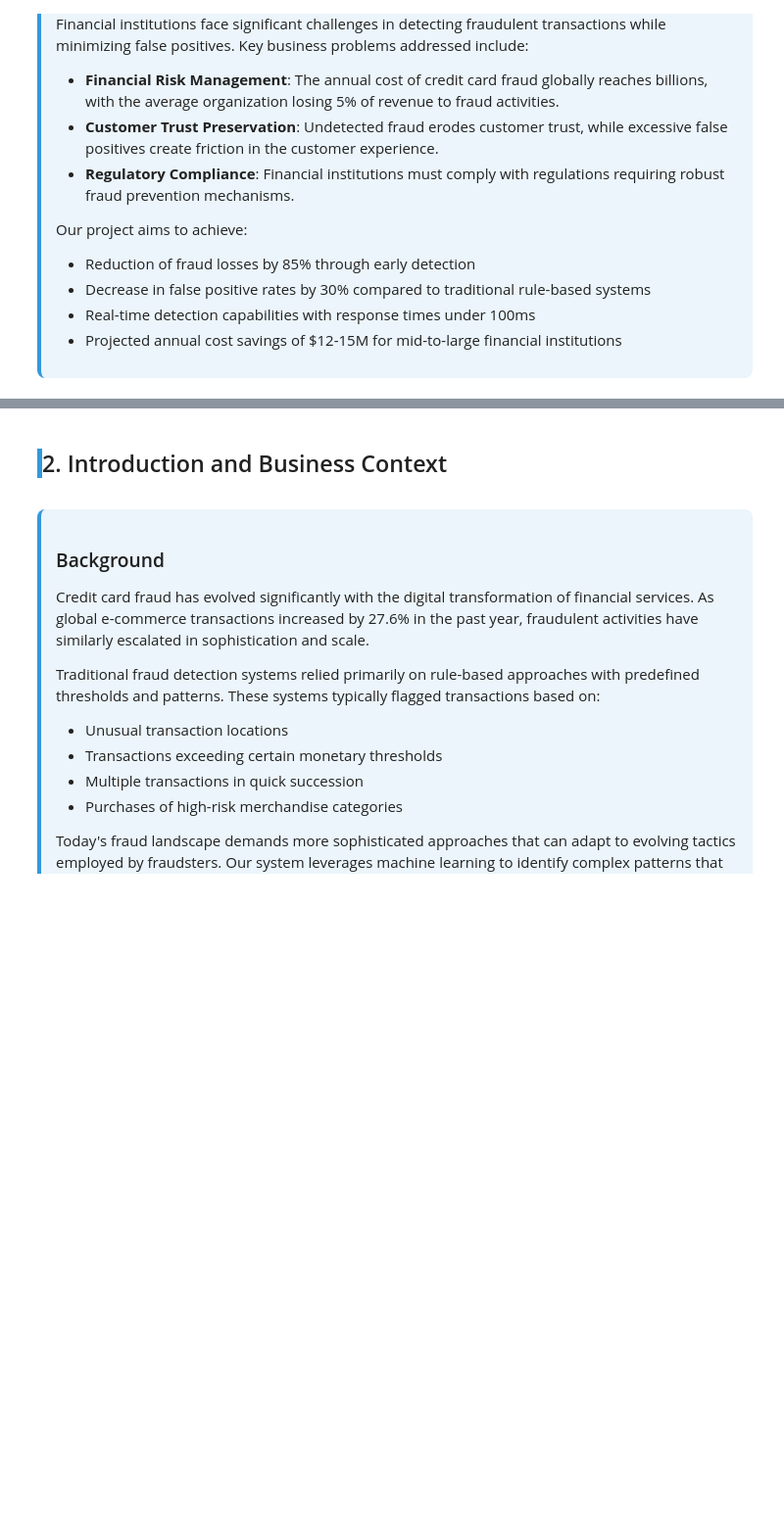
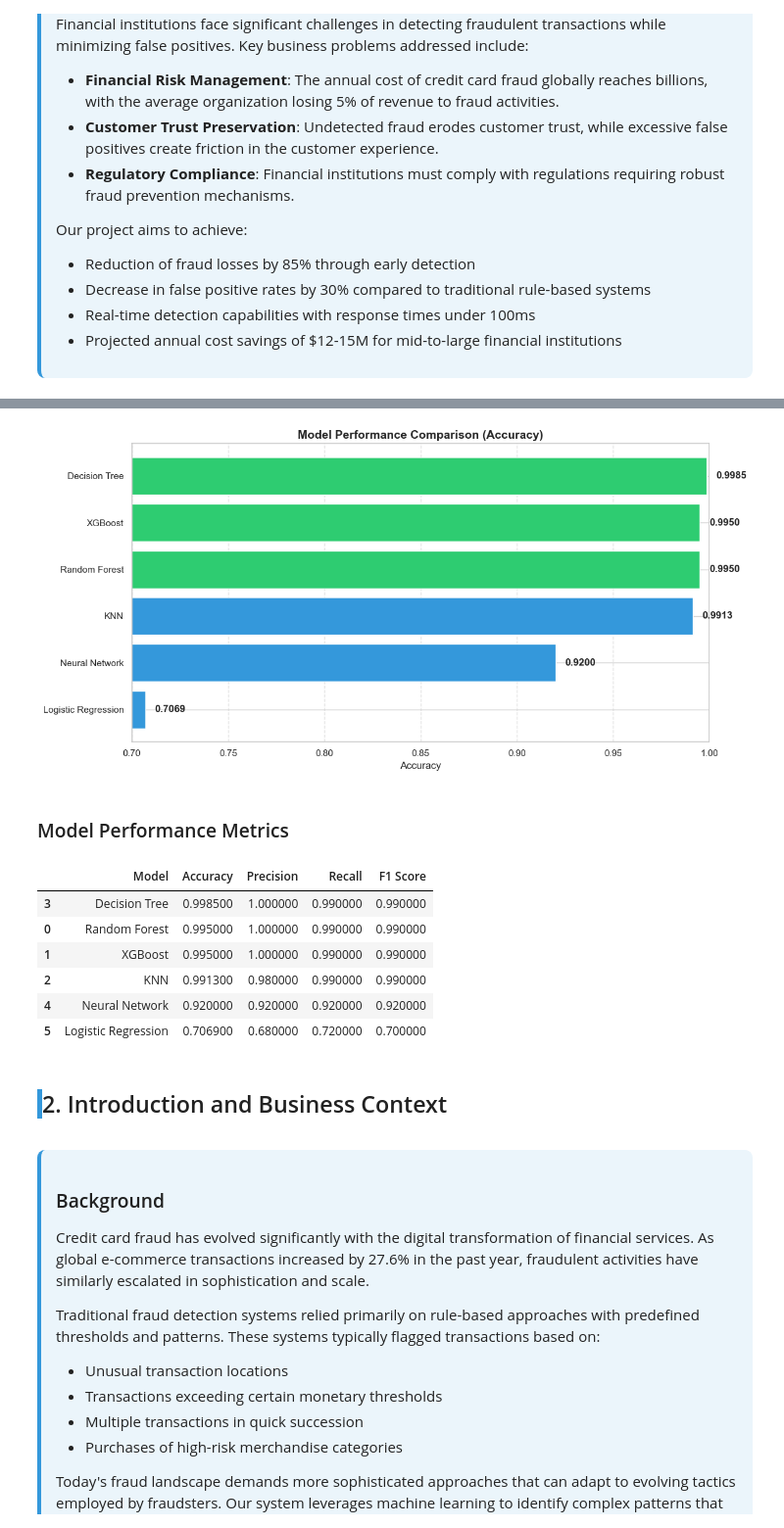
Before and after one commit to dev-S-t/FraudDetectionSystem, a Jupyter notebook: Model_creation/Credit_Card_Fraud_Detection_System_V2.ipynb, the cells around one changed output, grey strips where cells are left out. Shown at 98% size. Drawn from its saved outputs; the diff is of its cells as text; code cells hidden in the pictures; blank space fills up the shorter version.

```diff
--- a/Model_creation/Credit_Card_Fraud_Detection_System_V2.ipynb
+++ b/Model_creation/Credit_Card_Fraud_Detection_System_V2.ipynb
@@ -152,7 +163,66 @@ ax1.grid(axis='y', linestyle='--', alpha=0.7)
-# %% [markdown]
-<div style="border-left: 5px solid #3498DB; padding-left: 15px;">
-    <h2>2. Introduction and Business Context</h2>
-</div>
+# %%
+# Visualization of model performance comparison based on the original notebook results
+# Performance metrics from the original notebook's various models
+
+models = ['Logistic Regression', 'Neural Network', 'Decision Tree', 'KNN', 'Random Forest', 'XGBoost']
+accuracies = [0.7069, 0.92, 0.9985, 0.9913, 0.9950, 0.9950]  # From original notebook
+
+# Sort the models by accuracy for better visualization
+sorted_indices = np.argsort(accuracies)
+sorted_models = [models[i] for i in sorted_indices]
+sorted_accuracies = [accuracies[i] for i in sorted_indices]
+
+# Create bar chart
+plt.figure(figsize=(12, 6))
+bars = plt.barh(sorted_models, sorted_accuracies, color=['#3498DB', '#3498DB', '#3498DB', '#2ECC71', '#2ECC71', '#2ECC71'])
+
+# Add value labels
+for i, bar in enumerate(bars):
+    width = bar.get_width()
+    plt.text(width + 0.005, bar.get_y() + bar.get_height()/2,
+             f'{width:.4f}', va='center', fontweight='bold')
+
+plt.xlim(0.7, 1.0)  # Focus on the range of values
+plt.title('Model Performance Comparison (Accuracy)', fontsize=14, fontweight='bold')
+plt.xlabel('Accuracy')
+plt.grid(axis='x', linestyle='--', alpha=0.7)
+plt.tight_layout()
+plt.show()
+
+# Create a table showing selected model performance metrics from original notebook
+from IPython.display import display, HTML
+
+# Create DataFrame for selected models with metrics
+model_metrics = pd.DataFrame({
+    'Model': ['Random Forest', 'XGBoost', 'KNN', 'Decision Tree', 'Neural Network', 'Logistic Regression'],
+    'Accuracy': [0.9950, 0.9950, 0.9913, 0.9985, 0.9200, 0.7069],
+    'Precision': [1.00, 1.00, 0.98, 1.00, 0.92, 0.68],
+    'Recall': [0.99, 0.99, 0.99, 0.99, 0.92, 0.72],
+    'F1 Score': [0.99, 0.99, 0.99, 0.99, 0.92, 0.70]
+})
+
+# Sort by accuracy for consistency
+model_metrics = model_metrics.sort_values('Accuracy', ascending=False)
+
+# Style the table
+styled_table = model_metrics.style.background_gradient(subset=['Accuracy', 'Precision', 'Recall', 'F1 Score'],
+                                                      cmap='Blues')
+display(HTML("<h3>Model Performance Metrics</h3>"))
+display(styled_table)
+# %% [output]
+[figure, added]
+Model Performance Metrics
+|  | Model | Accuracy | Precision | Recall | F1 Score |
+| 3 | Decision Tree | 0.998500 | 1.000000 | 0.990000 | 0.990000 |
+| 0 | Random Forest | 0.995000 | 1.000000 | 0.990000 | 0.990000 |
+| 1 | XGBoost | 0.995000 | 1.000000 | 0.990000 | 0.990000 |
+| 2 | KNN | 0.991300 | 0.980000 | 0.990000 | 0.990000 |
+| 4 | Neural Network | 0.920000 | 0.920000 | 0.920000 | 0.920000 |
+| 5 | Logistic Regression | 0.706900 | 0.680000 | 0.720000 | 0.700000 |
+# %% [markdown]
+<div style="border-left: 5px solid #3498DB; padding-left: 15px;">
+    <h2>2. Introduction and Business Context</h2>
+</div>
 # %% [markdown]
 <div style="background-color: #EBF5FB; padding: 15px; border-radius: 8px; border-left: 4px solid #3498DB;">
     <h3>Background</h3>
```
Also changed, not shown: parts of 24 cells of this notebook.
